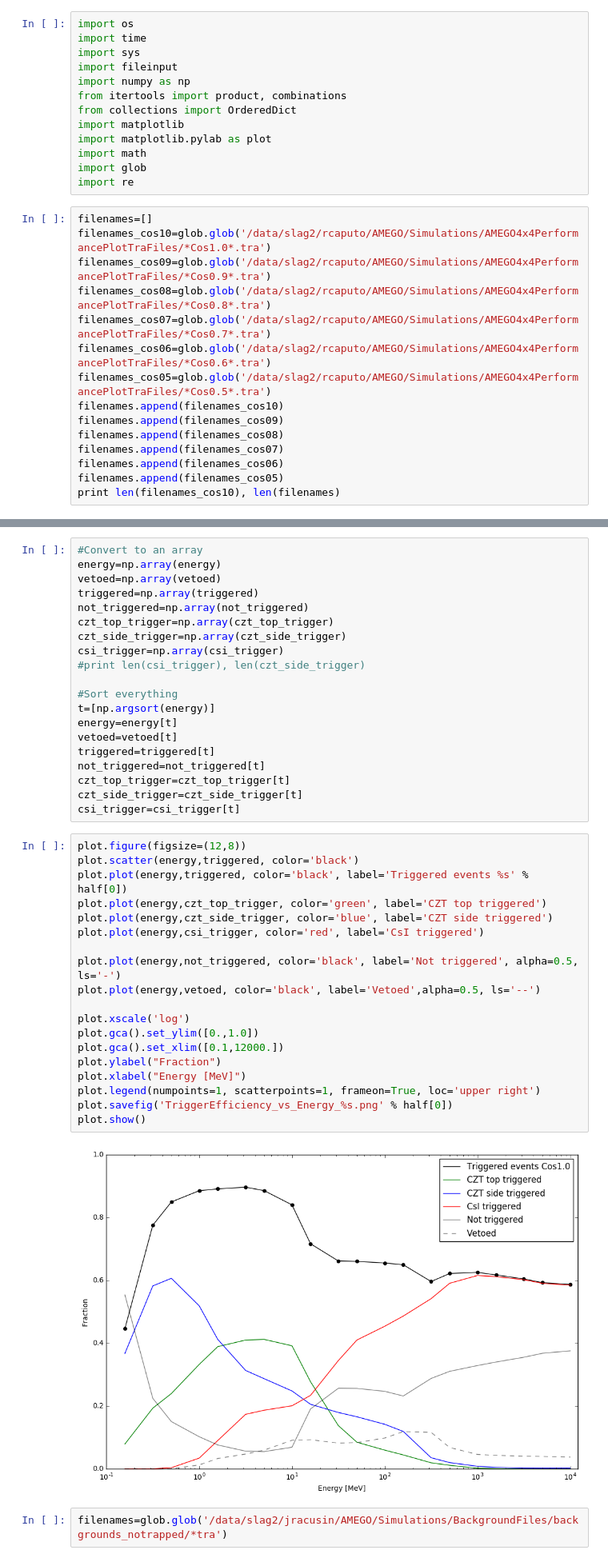
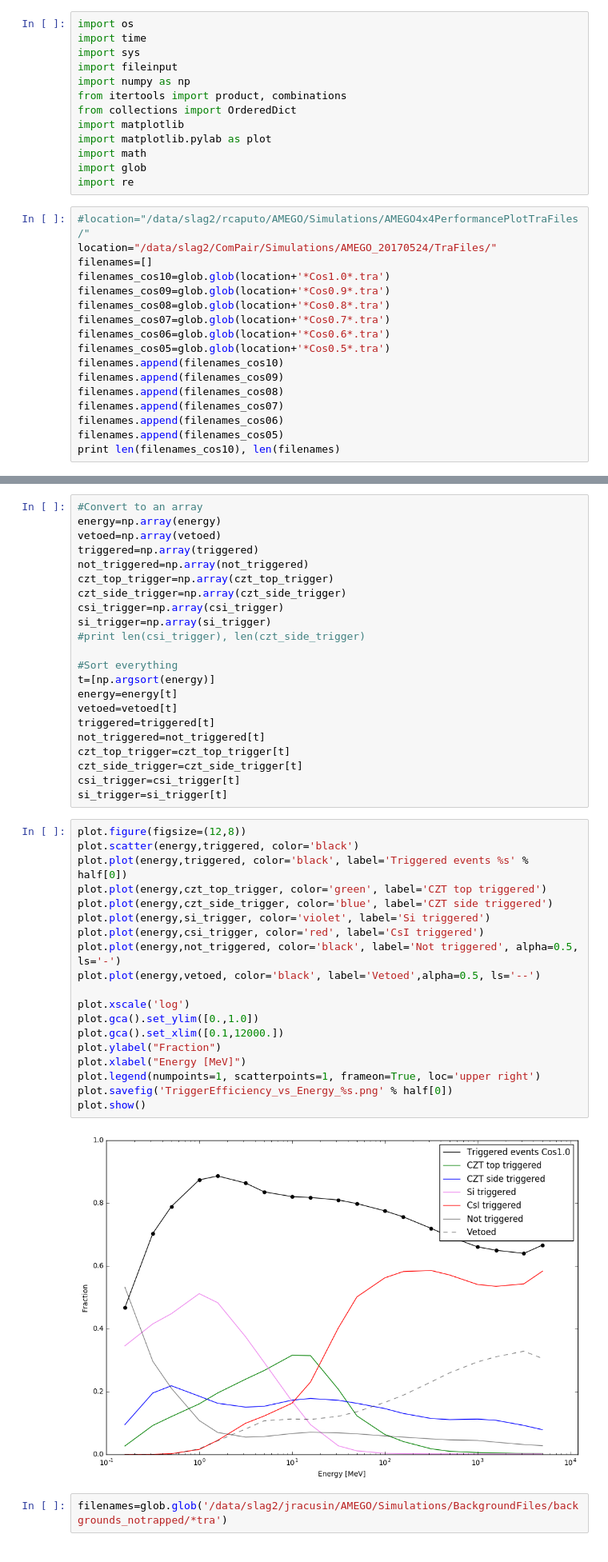
Before and after one commit to ComPair/python, a Jupyter notebook: GetTriggerInfo.ipynb, the cells around one changed output, grey strips where cells are left out. Shown at 80% size. Saved outputs shown, nothing was run; the diff lists cells and outputs as text.

```diff
--- a/GetTriggerInfo.ipynb
+++ b/GetTriggerInfo.ipynb
@@ -12,13 +12,15 @@ import math
 import glob
 import re
 # %%
+#location="/data/slag2/rcaputo/AMEGO/Simulations/AMEGO4x4PerformancePlotTraFiles/"
+location="/data/slag2/ComPair/Simulations/AMEGO_20170524/TraFiles/"
 filenames=[]
-filenames_cos10=glob.glob('/data/slag2/rcaputo/AMEGO/Simulations/AMEGO4x4PerformancePlotTraFiles/*Cos1.0*.tra')
-filenames_cos09=glob.glob('/data/slag2/rcaputo/AMEGO/Simulations/AMEGO4x4PerformancePlotTraFiles/*Cos0.9*.tra')
-filenames_cos08=glob.glob('/data/slag2/rcaputo/AMEGO/Simulations/AMEGO4x4PerformancePlotTraFiles/*Cos0.8*.tra')
-filenames_cos07=glob.glob('/data/slag2/rcaputo/AMEGO/Simulations/AMEGO4x4PerformancePlotTraFiles/*Cos0.7*.tra')
-filenames_cos06=glob.glob('/data/slag2/rcaputo/AMEGO/Simulations/AMEGO4x4PerformancePlotTraFiles/*Cos0.6*.tra')
-filenames_cos05=glob.glob('/data/slag2/rcaputo/AMEGO/Simulations/AMEGO4x4PerformancePlotTraFiles/*Cos0.5*.tra')
+filenames_cos10=glob.glob(location+'*Cos1.0*.tra')
+filenames_cos09=glob.glob(location+'*Cos0.9*.tra')
+filenames_cos08=glob.glob(location+'*Cos0.8*.tra')
+filenames_cos07=glob.glob(location+'*Cos0.7*.tra')
+filenames_cos06=glob.glob(location+'*Cos0.6*.tra')
+filenames_cos05=glob.glob(location+'*Cos0.5*.tra')
 filenames.append(filenames_cos10)
 filenames.append(filenames_cos09)
 filenames.append(filenames_cos08)
@@ -133,6 +135,7 @@ not_triggered=np.array(not_triggered)
 czt_top_trigger=np.array(czt_top_trigger)
 czt_side_trigger=np.array(czt_side_trigger)
 csi_trigger=np.array(csi_trigger)
+si_trigger=np.array(si_trigger)
 #print len(csi_trigger), len(czt_side_trigger)
 
 #Sort everything
@@ -144,27 +147,28 @@ not_triggered=not_triggered[t]
 czt_top_trigger=czt_top_trigger[t]
 czt_side_trigger=czt_side_trigger[t]
 csi_trigger=csi_trigger[t]
+si_trigger=si_trigger[t]
 # %%
 plot.figure(figsize=(12,8))
 plot.scatter(energy,triggered, color='black')
 plot.plot(energy,triggered, color='black', label='Triggered events %s' % half[0])
 plot.plot(energy,czt_top_trigger, color='green', label='CZT top triggered')
 plot.plot(energy,czt_side_trigger, color='blue', label='CZT side triggered')
+plot.plot(energy,si_trigger, color='violet', label='Si triggered')
 plot.plot(energy,csi_trigger, color='red', label='CsI triggered')
-
 plot.plot(energy,not_triggered, color='black', label='Not triggered', alpha=0.5, ls='-')
 plot.plot(energy,vetoed, color='black', label='Vetoed',alpha=0.5, ls='--')
 
 plot.xscale('log')
 plot.gca().set_ylim([0.,1.0])
 plot.gca().set_xlim([0.1,12000.])
 plot.ylabel("Fraction")
 plot.xlabel("Energy [MeV]")
 plot.legend(numpoints=1, scatterpoints=1, frameon=True, loc='upper right')
 plot.savefig('TriggerEfficiency_vs_Energy_%s.png' % half[0])
 plot.show()
 # %% [output]
-[figure, old version]
+[figure, new version]
 # %%
 filenames=glob.glob('/data/slag2/jracusin/AMEGO/Simulations/BackgroundFiles/backgrounds_notrapped/*tra')
 # %%
```
Also changed, not shown: parts of 5 cells of this notebook.
